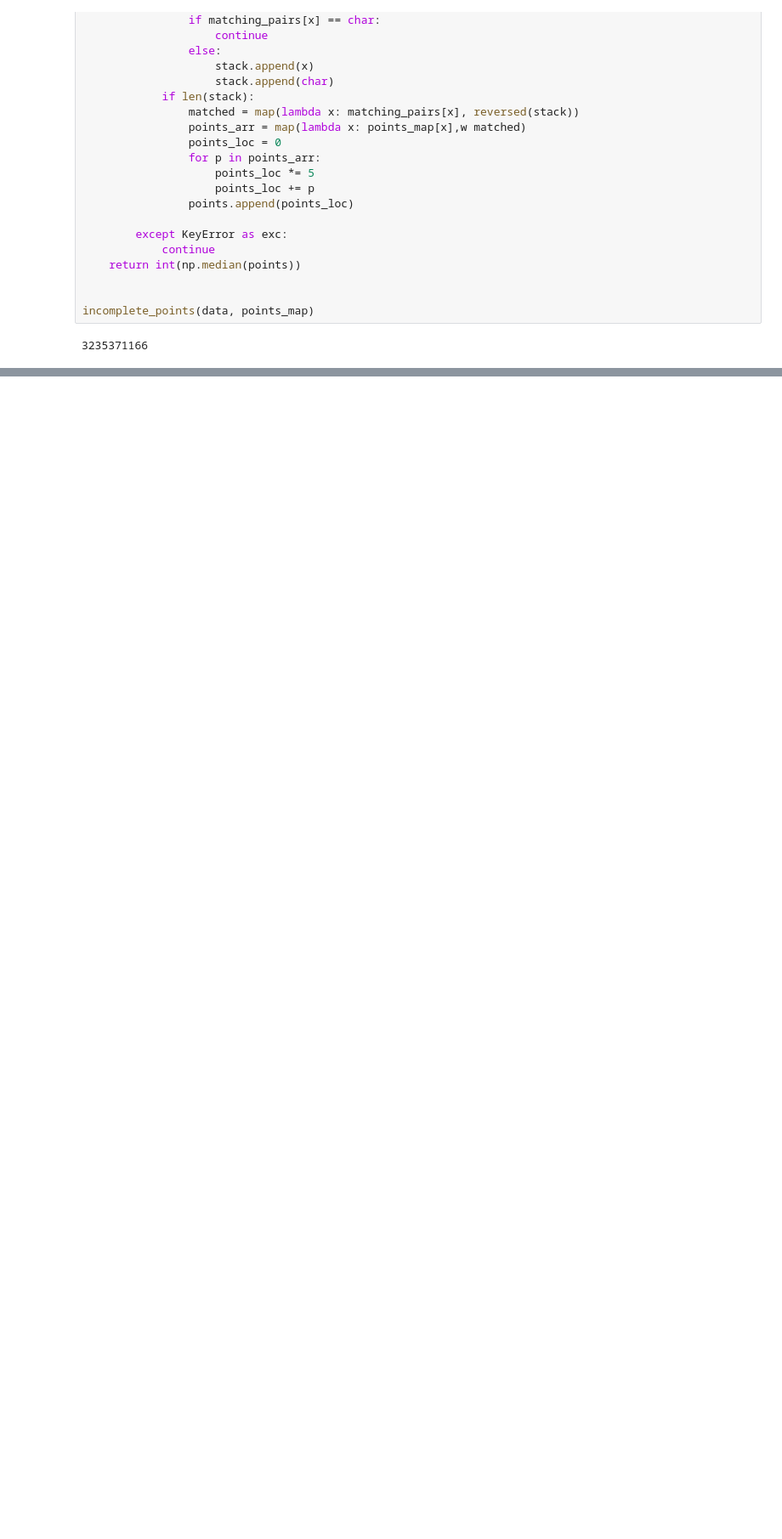
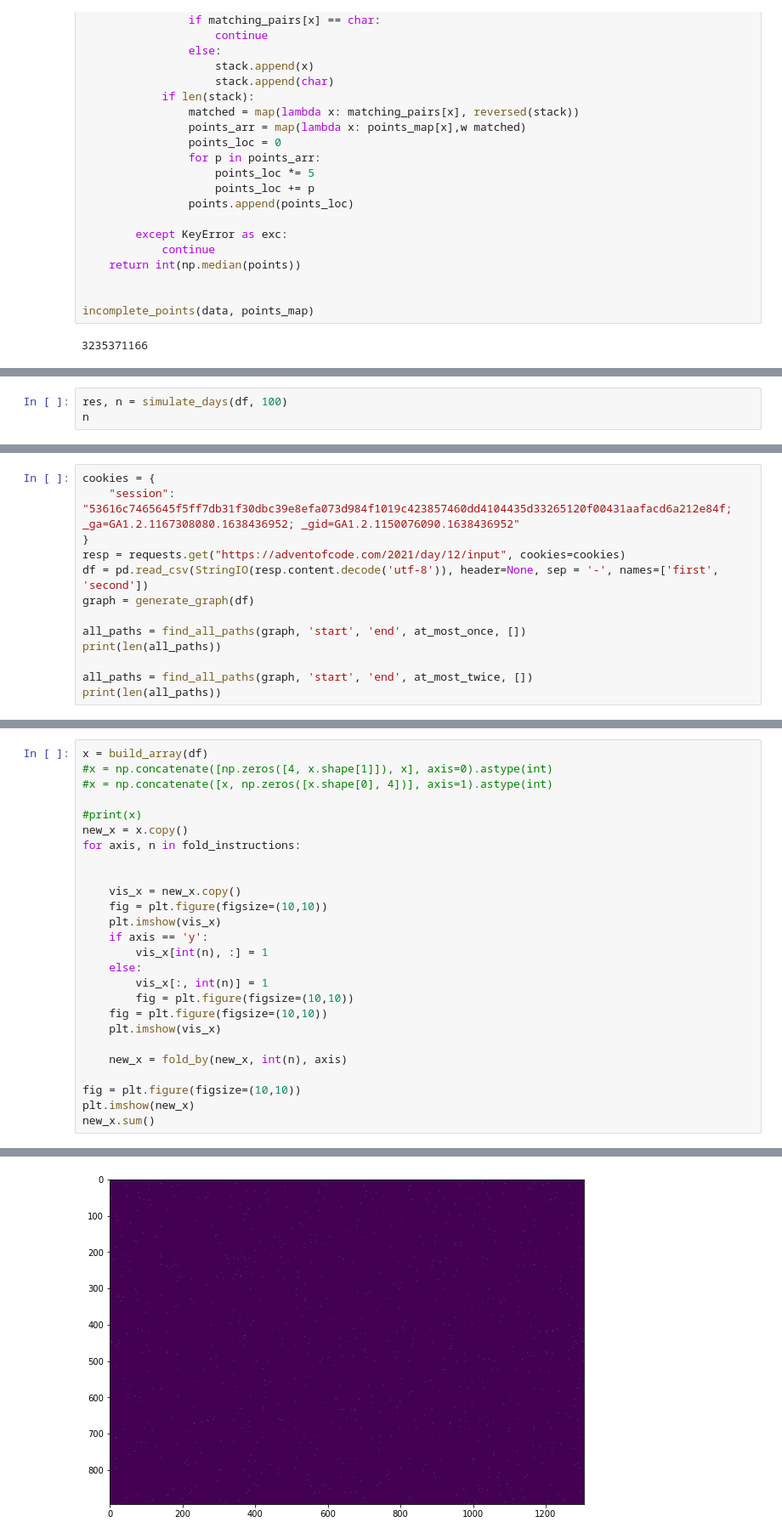
Before and after one commit to rorbachg/advent_of_code, a Jupyter notebook: AdventOfCode.ipynb, the cells around one changed output, grey strips where cells are left out. Shown at 85% size. Cells and saved outputs as stored; diff of their text form; blank space fills up the shorter version.

```diff
--- a/AdventOfCode.ipynb
+++ b/AdventOfCode.ipynb
@@ -587,0 +651,3 @@ incomplete_points(data, points_map)
+# %%
+res, n = simulate_days(df, 100)
+n
@@ -587,0 +784,13 @@ incomplete_points(data, points_map)
+# %%
+cookies = {
+    "session": "53616c7465645f5ff7db31f30dbc39e8efa073d984f1019c423857460dd4104435d33265120f00431aafacd6a212e84f; _ga=GA1.2.1167308080.1638436952; _gid=GA1.2.1150076090.1638436952"
+}
+resp = requests.get("https://adventofcode.com/2021/day/12/input", cookies=cookies)
+df = pd.read_csv(StringIO(resp.content.decode('utf-8')), header=None, sep = '-', names=['first', 'second'])
+graph = generate_graph(df)
+
+all_paths = find_all_paths(graph, 'start', 'end', at_most_once, [])
+print(len(all_paths))
+
+all_paths = find_all_paths(graph, 'start', 'end', at_most_twice, [])
+print(len(all_paths))
@@ -587,0 +909,27 @@ incomplete_points(data, points_map)
+# %%
+x = build_array(df)
+#x = np.concatenate([np.zeros([4, x.shape[1]]), x], axis=0).astype(int)
+#x = np.concatenate([x, np.zeros([x.shape[0], 4])], axis=1).astype(int)
+
+#print(x)
+new_x = x.copy()
+for axis, n in fold_instructions:
+
+
+    vis_x = new_x.copy()
+    fig = plt.figure(figsize=(10,10))
+    plt.imshow(vis_x)
+    if axis == 'y':
+        vis_x[int(n), :] = 1
+    else:
+        vis_x[:, int(n)] = 1
+        fig = plt.figure(figsize=(10,10))
+    fig = plt.figure(figsize=(10,10))
+    plt.imshow(vis_x)
+
+    new_x = fold_by(new_x, int(n), axis)
+
+fig = plt.figure(figsize=(10,10))
+plt.imshow(new_x)
+new_x.sum()
+# %% [output]
@@ -587,0 +937 @@ incomplete_points(data, points_map)
+[figure, added]
```
Also changed, not shown: parts of 26 cells of this notebook, 5 other files.
